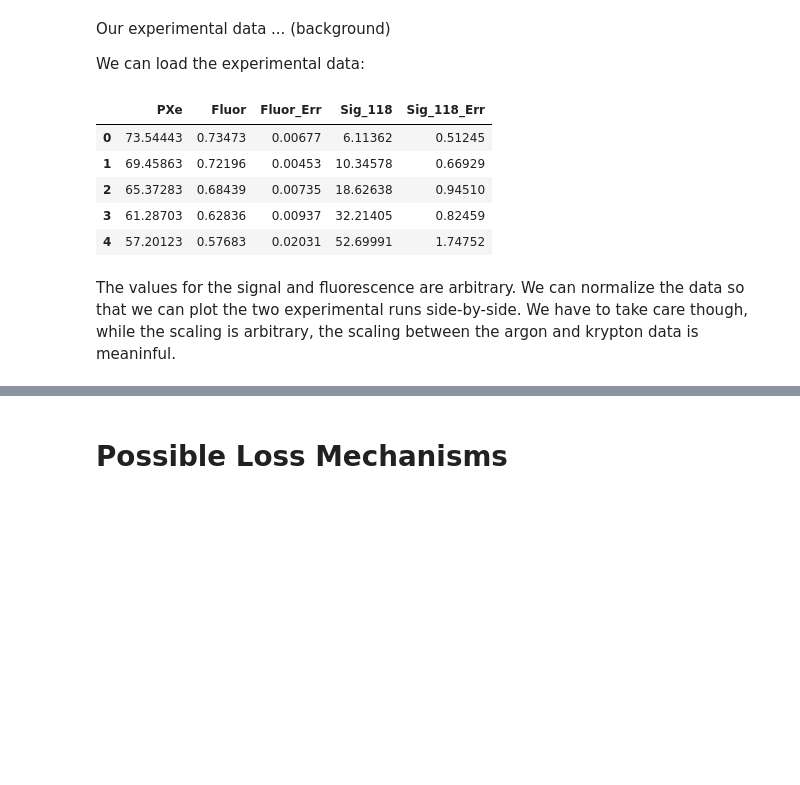
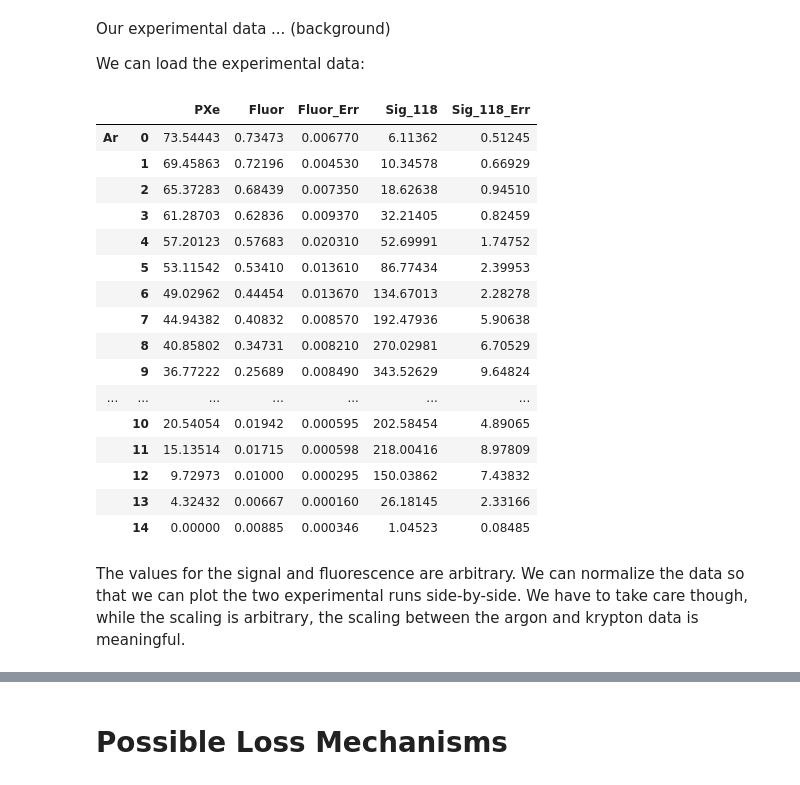
Before and after one commit to jasonbossert/uv_generation, a Jupyter notebook: notebooks/Untitled.ipynb, the cells around one changed output, grey strips where cells are left out. Cells and saved outputs as stored; diff of their text form; code cells hidden in the pictures; blank space fills up the shorter version.

```diff
--- a/notebooks/Untitled.ipynb
+++ b/notebooks/Untitled.ipynb
@@ -15,15 +15,28 @@ We can load the experimental data:
 # %%
 exp_data_path = "../data/experimental/"
 col_names = ["PXe", "Fluor", "Fluor_Err", "Sig_118", "Sig_118_Err"]
 exp_data_Ar = pd.read_csv(exp_data_path + "ArDat.csv", header=0, names=col_names)
 exp_data_Kr = pd.read_csv(exp_data_path + "KrDat.csv", header=0, names=col_names)
-exp_data_Ar.head()
+
+exp_data = pd.concat([exp_data_Ar, exp_data_Kr], keys = ['Ar', 'Kr'])
+exp_data
 # %% [output]
-|  | PXe | Fluor | Fluor_Err | Sig_118 | Sig_118_Err |
-| 0 | 73.54443 | 0.73473 | 0.00677 | 6.11362 | 0.51245 |
-| 1 | 69.45863 | 0.72196 | 0.00453 | 10.34578 | 0.66929 |
-| 2 | 65.37283 | 0.68439 | 0.00735 | 18.62638 | 0.94510 |
-| 3 | 61.28703 | 0.62836 | 0.00937 | 32.21405 | 0.82459 |
-| 4 | 57.20123 | 0.57683 | 0.02031 | 52.69991 | 1.74752 |
+|  |  | PXe | Fluor | Fluor_Err | Sig_118 | Sig_118_Err |
+| Ar | 0 | 73.54443 | 0.73473 | 0.006770 | 6.11362 | 0.51245 |
+|  | 1 | 69.45863 | 0.72196 | 0.004530 | 10.34578 | 0.66929 |
+|  | 2 | 65.37283 | 0.68439 | 0.007350 | 18.62638 | 0.94510 |
+|  | 3 | 61.28703 | 0.62836 | 0.009370 | 32.21405 | 0.82459 |
+|  | 4 | 57.20123 | 0.57683 | 0.020310 | 52.69991 | 1.74752 |
+|  | 5 | 53.11542 | 0.53410 | 0.013610 | 86.77434 | 2.39953 |
+|  | 6 | 49.02962 | 0.44454 | 0.013670 | 134.67013 | 2.28278 |
+|  | 7 | 44.94382 | 0.40832 | 0.008570 | 192.47936 | 5.90638 |
+|  | 8 | 40.85802 | 0.34731 | 0.008210 | 270.02981 | 6.70529 |
+|  | 9 | 36.77222 | 0.25689 | 0.008490 | 343.52629 | 9.64824 |
+| ... | ... | ... | ... | ... | ... | ... |
+|  | 10 | 20.54054 | 0.01942 | 0.000595 | 202.58454 | 4.89065 |
+|  | 11 | 15.13514 | 0.01715 | 0.000598 | 218.00416 | 8.97809 |
+|  | 12 | 9.72973 | 0.01000 | 0.000295 | 150.03862 | 7.43832 |
+|  | 13 | 4.32432 | 0.00667 | 0.000160 | 26.18145 | 2.33166 |
+|  | 14 | 0.00000 | 0.00885 | 0.000346 | 1.04523 | 0.08485 |
 # %% [markdown]
-The values for the signal and fluorescence are arbitrary. We can normalize the data so that we can plot the two experimental runs side-by-side. We have to take care though, while the scaling is arbitrary, the scaling between the argon and krypton data is meaninful.
+The values for the signal and fluorescence are arbitrary. We can normalize the data so that we can plot the two experimental runs side-by-side. We have to take care though, while the scaling is arbitrary, the scaling between the argon and krypton data is meaningful.
```
Also changed, not shown: parts of 6 cells of this notebook.
